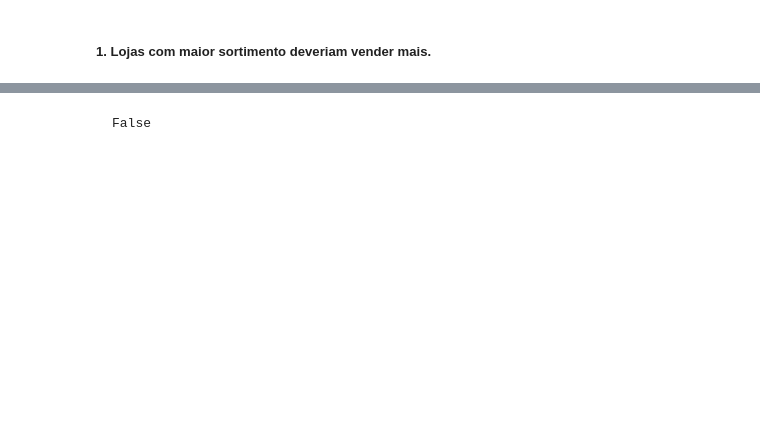
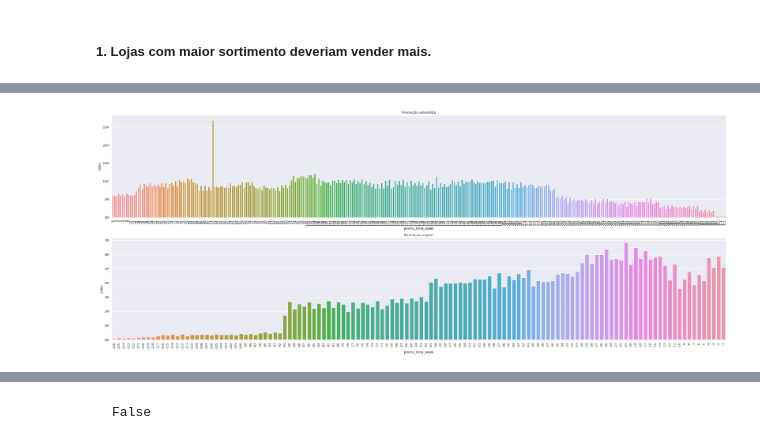
Before and after one commit to rsantosluan/ds_em_producao, a Jupyter notebook: M03_v1_StoreSalesPredictionP03.ipynb, the cells around one changed output, grey strips where cells are left out. Cells and saved outputs as stored; diff of their text form; code cells hidden in the pictures; blank space fills up the shorter version.

```diff
--- a/M03_v1_StoreSalesPredictionP03.ipynb
+++ b/M03_v1_StoreSalesPredictionP03.ipynb
@@ -101,0 +180,20 @@ plt.legend()
+# %%
+promo_sales_geral = df[['promo_time_week', 'sales']].groupby('promo_time_week').mean().reset_index()
+promo_sales = df.loc[df.promo_time_week > 0 ,['promo_time_week', 'sales']].groupby('promo_time_week').sum().reset_index()
+trad_sales = df.loc[df.promo_time_week < 0 ,['promo_time_week', 'sales']].groupby('promo_time_week').sum().reset_index()
+# %%
+plt.subplot(2,1,1)
+fig = sns.barplot(data=promo_sales, x='promo_time_week', y='sales');
+xlabels = ['{:,.0f}'.format(x) + 'M' for x in fig.get_yticks()/1000000]
+fig.set_yticklabels(xlabels);
+plt.xticks(rotation=90);
+plt.title('Promoção extendida');
+
+plt.subplot(2,1,2)
+fig = sns.barplot(data=trad_sales, x='promo_time_week', y='sales');
+xlabels = ['{:,.0f}'.format(x) + 'M' for x in fig.get_yticks()/1000000]
+fig.set_yticklabels(xlabels);
+plt.xticks(rotation=90);
+plt.title('Promoção regular');
+# %% [output]
+[figure, added]
```
Also changed, not shown: parts of 52 cells of this notebook.
